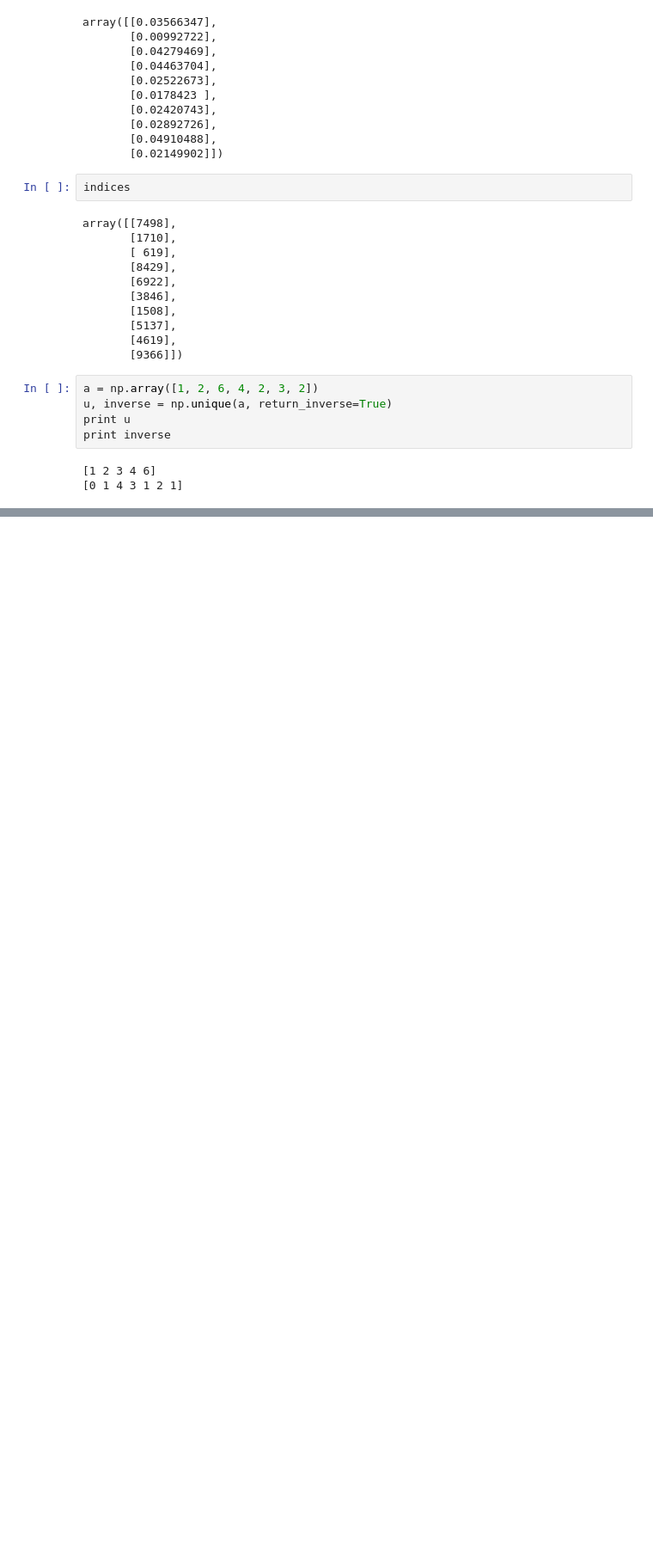
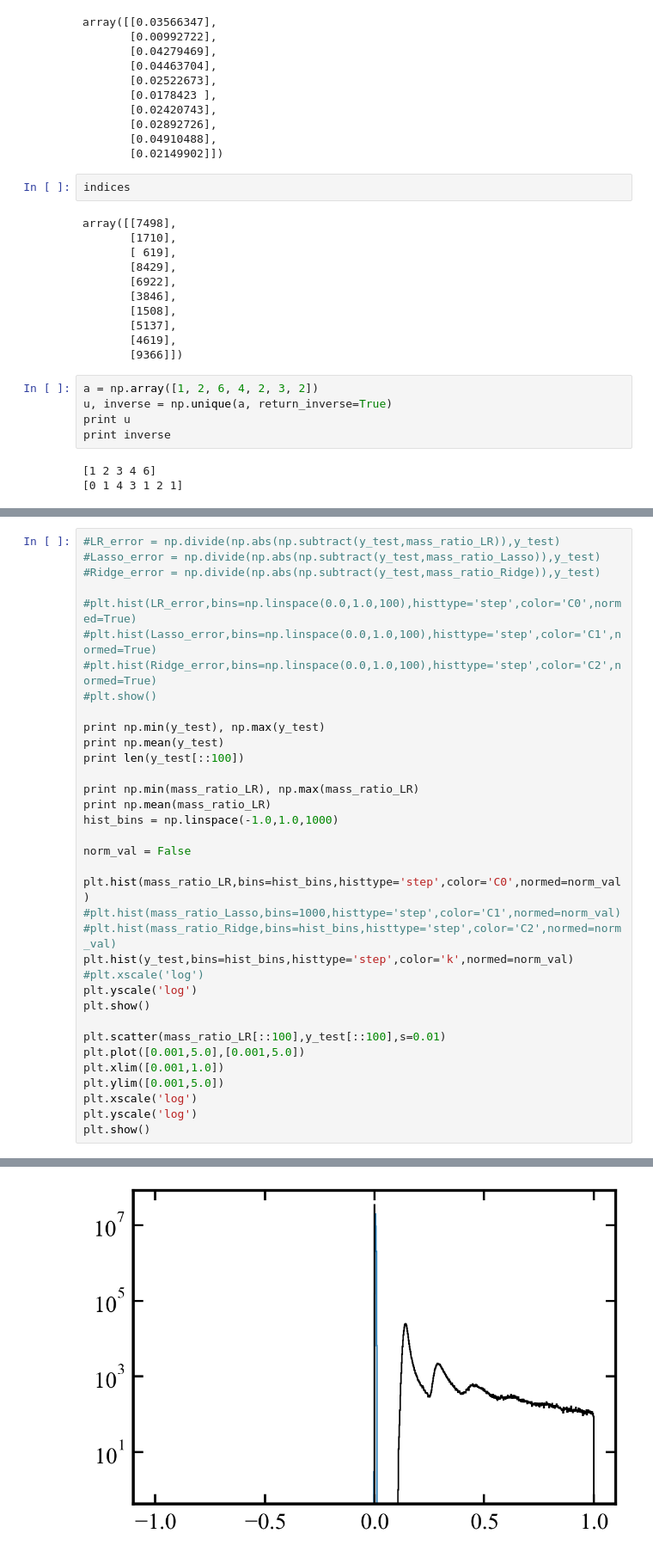
Before and after one commit to AndrewGraus/Stellar_Halo_Project, a Jupyter notebook: sklearn_tests.ipynb, the cells around one changed output, grey strips where cells are left out. Shown at 86% size. Cells and saved outputs as stored; diff of their text form; blank space fills up the shorter version.

Commit message:
added some more tests of algorithms

```diff
--- a/sklearn_tests.ipynb
+++ b/sklearn_tests.ipynb
@@ -69,0 +203,36 @@ print inverse
+# %%
+#LR_error = np.divide(np.abs(np.subtract(y_test,mass_ratio_LR)),y_test)
+#Lasso_error = np.divide(np.abs(np.subtract(y_test,mass_ratio_Lasso)),y_test)
+#Ridge_error = np.divide(np.abs(np.subtract(y_test,mass_ratio_Ridge)),y_test)
+
+#plt.hist(LR_error,bins=np.linspace(0.0,1.0,100),histtype='step',color='C0',normed=True)
+#plt.hist(Lasso_error,bins=np.linspace(0.0,1.0,100),histtype='step',color='C1',normed=True)
+#plt.hist(Ridge_error,bins=np.linspace(0.0,1.0,100),histtype='step',color='C2',normed=True)
+#plt.show()
+
+print np.min(y_test), np.max(y_test)
+print np.mean(y_test)
+print len(y_test[::100])
+
+print np.min(mass_ratio_LR), np.max(mass_ratio_LR)
+print np.mean(mass_ratio_LR)
+hist_bins = np.linspace(-1.0,1.0,1000)
+
+norm_val = False
+
+plt.hist(mass_ratio_LR,bins=hist_bins,histtype='step',color='C0',normed=norm_val)
+#plt.hist(mass_ratio_Lasso,bins=1000,histtype='step',color='C1',normed=norm_val)
+#plt.hist(mass_ratio_Ridge,bins=hist_bins,histtype='step',color='C2',normed=norm_val)
+plt.hist(y_test,bins=hist_bins,histtype='step',color='k',normed=norm_val)
+#plt.xscale('log')
+plt.yscale('log')
+plt.show()
+
+plt.scatter(mass_ratio_LR[::100],y_test[::100],s=0.01)
+plt.plot([0.001,5.0],[0.001,5.0])
+plt.xlim([0.001,1.0])
+plt.ylim([0.001,5.0])
+plt.xscale('log')
+plt.yscale('log')
+plt.show()
+# %% [output]
@@ -69,0 +244 @@ print inverse
+[figure, added]
```
Also changed, not shown: parts of 16 cells of this notebook.
